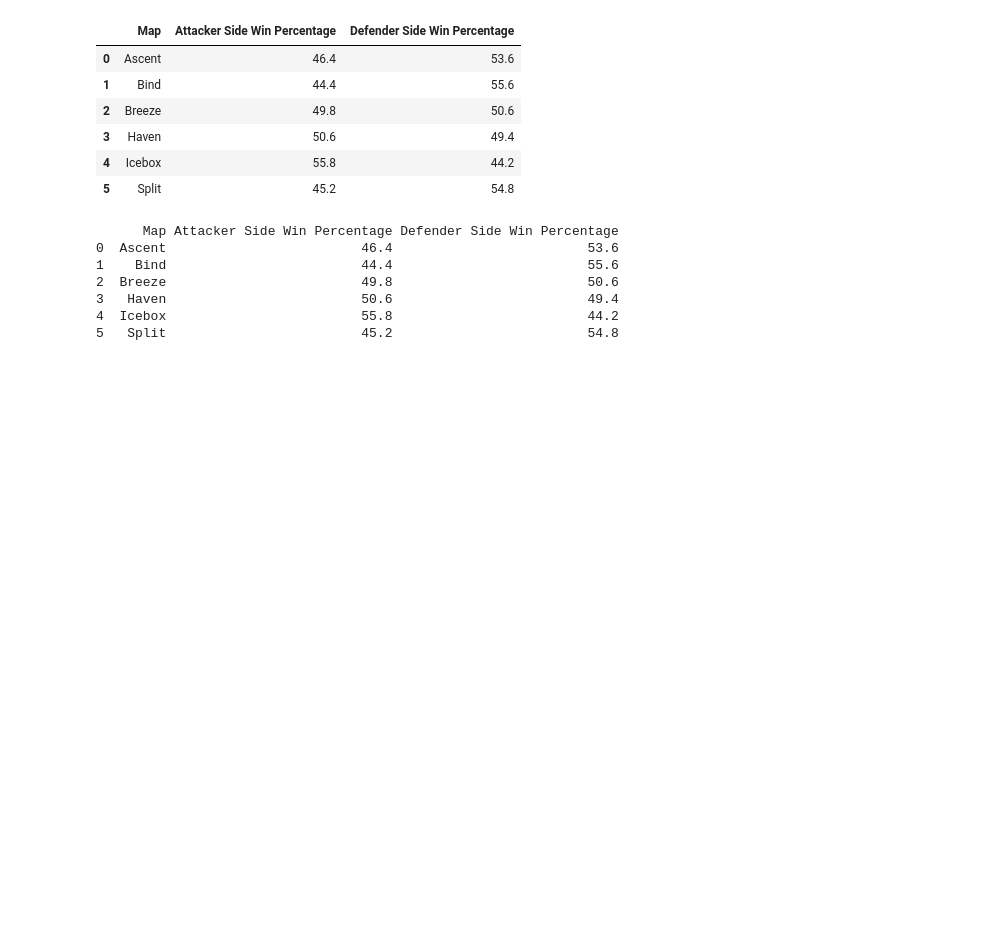
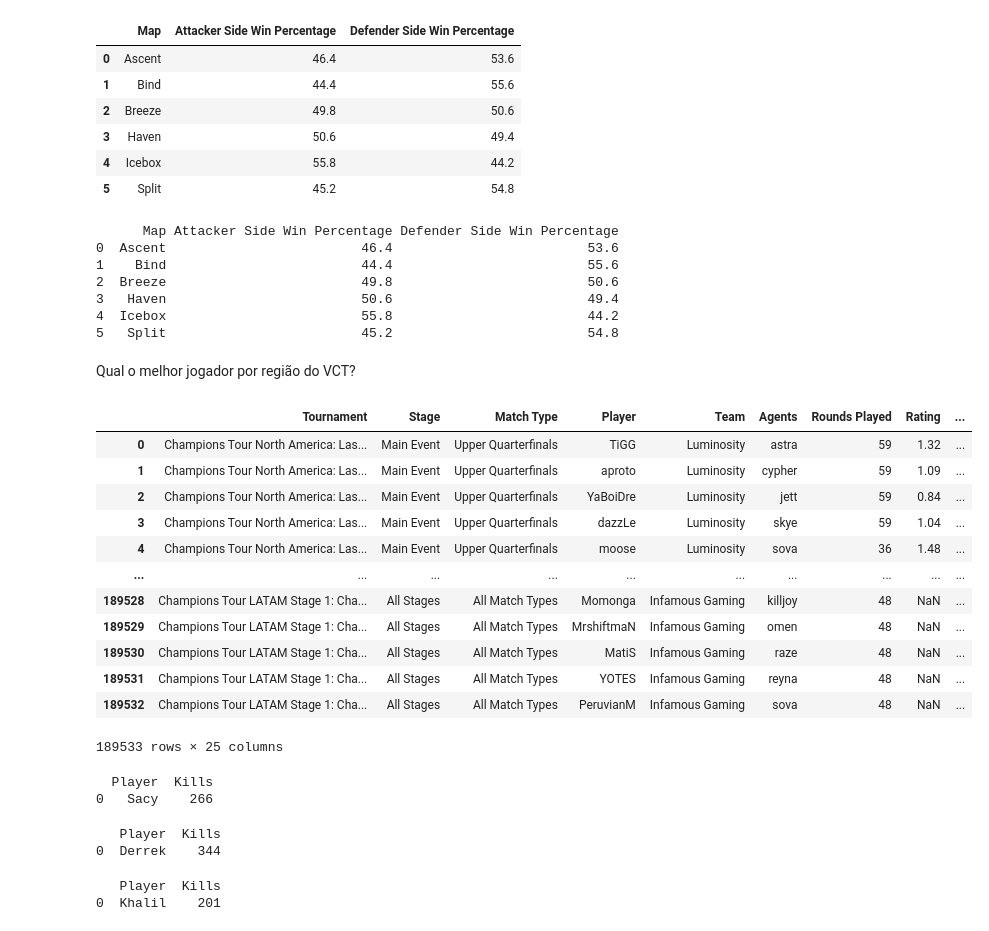
Before and after one commit to PedroLSCabral/Projeto-ICD, a Jupyter notebook: vct_2021.ipynb, the cells around one changed output. Saved outputs shown, nothing was run; the diff lists cells and outputs as text; code cells hidden in the pictures; blank space fills up the shorter version.

Commit message:
[VCT 2021] Delimitando o melhor jogador por região e depois o melhor do vct 2021 em relação o número de KILLS no campeonato geral

```diff
--- a/vct_2021.ipynb
+++ b/vct_2021.ipynb
@@ -350,3 +350,79 @@ print(maps_vct2021)
 3   Haven                         50.6                         49.4
 4  Icebox                         55.8                         44.2
 5   Split                         45.2                         54.8
+# %% [markdown]
+Qual o melhor jogador por região do VCT?
+# %%
+players_vct2021 = pd.read_csv('dataset/vct_2021/players_stats/players_stats.csv')
+players_vct2021
+# %% [output]
+|  | Tournament | Stage | Match Type | Player | Team | Agents | Rounds Played | Rating | ... |
+| 0 | Champions Tour North America: Las... | Main Event | Upper Quarterfinals | TiGG | Luminosity | astra | 59 | 1.32 | ... |
+| 1 | Champions Tour North America: Las... | Main Event | Upper Quarterfinals | aproto | Luminosity | cypher | 59 | 1.09 | ... |
+| 2 | Champions Tour North America: Las... | Main Event | Upper Quarterfinals | YaBoiDre | Luminosity | jett | 59 | 0.84 | ... |
+| 3 | Champions Tour North America: Las... | Main Event | Upper Quarterfinals | dazzLe | Luminosity | skye | 59 | 1.04 | ... |
+| 4 | Champions Tour North America: Las... | Main Event | Upper Quarterfinals | moose | Luminosity | sova | 36 | 1.48 | ... |
+| ... | ... | ... | ... | ... | ... | ... | ... | ... | ... |
+| 189528 | Champions Tour LATAM Stage 1: Cha... | All Stages | All Match Types | Momonga | Infamous Gaming | killjoy | 48 | NaN | ... |
+| 189529 | Champions Tour LATAM Stage 1: Cha... | All Stages | All Match Types | MrshiftmaN | Infamous Gaming | omen | 48 | NaN | ... |
+| 189530 | Champions Tour LATAM Stage 1: Cha... | All Stages | All Match Types | MatiS | Infamous Gaming | raze | 48 | NaN | ... |
+| 189531 | Champions Tour LATAM Stage 1: Cha... | All Stages | All Match Types | YOTES | Infamous Gaming | reyna | 48 | NaN | ... |
+| 189532 | Champions Tour LATAM Stage 1: Cha... | All Stages | All Match Types | PeruvianM | Infamous Gaming | sova | 48 | NaN | ... |
+189533 rows × 25 columns
+# %%
+times_champions = ['Team Vikings','Acend','Vision Strikers','Cloud9','Gambit Esports','Team Secret','FURIA','Team Liquid','Sentinels','Envy','X10 Esports','FULL SENSE','KRÜ Esports','FNATIC','Keyd Stars','Crazy Raccoon']
+lista_jogadores_champions = []
+
+for i in times_champions:
+    players_vct2021_champions = players_vct2021[(players_vct2021['Tournament'] == "Valorant Champions 2021") & (players_vct2021['Stage']==stage) & (players_vct2021['Match Type'] == math_type) & (players_vct2021['Team'] == i)]
+
+    players_vct2021_champions = players_vct2021_champions[['Tournament', 'Team', 'Player', 'Kills']]
+
+    players_vct2021_champions_grouped = players_vct2021_champions.groupby(['Player']).sum().reset_index()
+
+    players_vct2021_champions_grouped = players_vct2021_champions_grouped[['Player', 'Kills']][:1]
+
+    lista_jogadores_champions.append(players_vct2021_champions_grouped)
+
+print(lista_jogadores_champions[0])
+# %% [output]
+  Player  Kills
+0   Sacy    266
+# %%
+times_north_america = ['Rise','FaZe Clan','100 Thieves','XSET','Gen.G','Cloud9','Version1','Luminosity']
+lista_jogadores_north_america = []
+
+for i in times_north_america:
+    players_vct2021_north = players_vct2021[(players_vct2021['Tournament'] == "Champions Tour North America: Last Chance Qualifier") & (players_vct2021['Stage']==stage) & (players_vct2021['Match Type'] == math_type) & (players_vct2021['Team'] == i)]
+
+    players_vct2021_north = players_vct2021_north[['Tournament', 'Team', 'Player', 'Kills']]
+
+    players_vct2021_north_grouped = players_vct2021_north.groupby(['Player']).sum().reset_index()
+
+    players_vct2021_north_grouped = players_vct2021_north_grouped[['Player', 'Kills']][:1]
+
+    lista_jogadores_north_america.append(players_vct2021_north_grouped)
+
+print(lista_jogadores_north_america[0])
+# %% [output]
+   Player  Kills
+0  Derrek    344
+# %%
+times_south_america = ['FURIA','Six Karma','Sharks Esports','Liberty','Australs','INFINITY','Gamelanders Blue','E-Xolos LAZER']
+lista_jogadores_south_america = []
+
+for i in times_south_america:
+    players_vct2021_south = players_vct2021[(players_vct2021['Tournament'] == "Champions Tour South America: Last Chance Qualifier") & (players_vct2021['Stage']==stage) & (players_vct2021['Match Type'] == math_type) & (players_vct2021['Team'] == i)]
+
+    players_vct2021_south = players_vct2021_south[['Tournament', 'Team', 'Player', 'Kills']]
+
+    players_vct2021_south_grouped = players_vct2021_south.groupby(['Player']).sum().reset_index()
+
+    players_vct2021_south_grouped = players_vct2021_south_grouped[['Player', 'Kills']][:1]
+
+    lista_jogadores_south_america.append(players_vct2021_south_grouped)
+
+print(lista_jogadores_south_america[0])
+# %% [output]
+   Player  Kills
+0  Khalil    201
```
Also changed, not shown: parts of 3 cells of this notebook.
